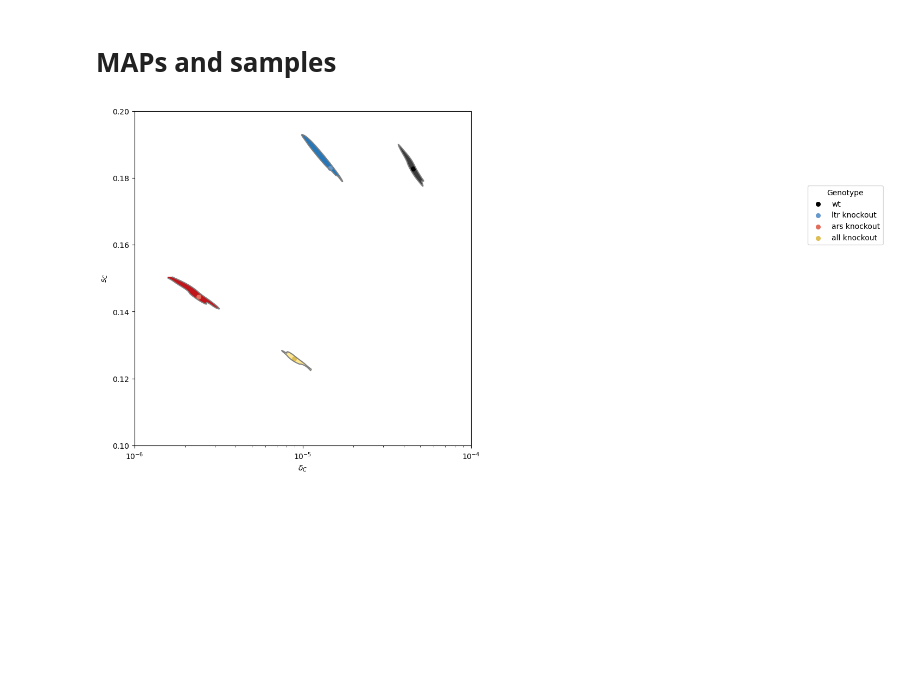
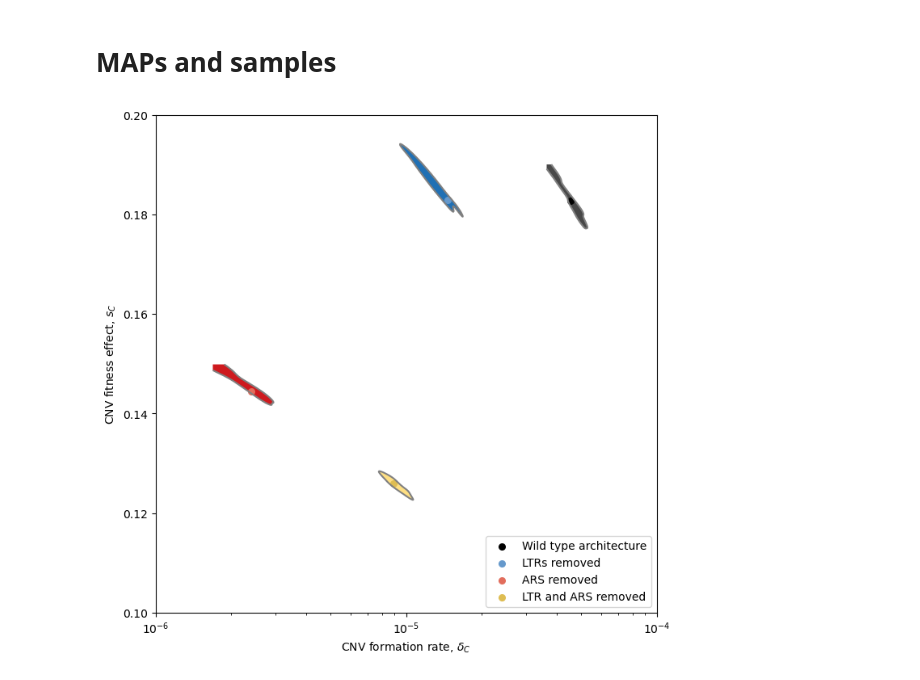
Before and after one commit to yoavram-lab/chuong_et_al, a Jupyter notebook: Overall Posterior.ipynb, the cells around one changed output. Cells and saved outputs as stored; diff of their text form; code cells hidden in the pictures; blank space fills up the shorter version.

Commit message:
plot cosmetics

```diff
--- a/Overall Posterior.ipynb
+++ b/Overall Posterior.ipynb
@@ -24,6 +24,8 @@ posterior_lauer = pickle.load(open(f'posteriors/posterior_lauer.pkl', 'rb'))
 n_eval = 300
 epsilon = -150
 log_Cs = pd.read_csv('posteriors/log_Cs.csv', index_col=0)
+sample_df = pd.read_csv('maps/overall_posterior_samples.csv', index_col=0) #pre-saved samples
+
 overall_posteriors = {}
 
 lines = ['wt', 'ltr', 'ars', 'all']
@@ -32,9 +34,12 @@ for line in lines:
     Xs = pd.read_csv(f'empirical_data/{line}.csv', index_col=0)
     log_C = float(log_Cs.loc[line,str(epsilon)])
     op = OverallPosterior(prior, amortized_posterior, Xs, n_eval, log_C, epsilon)
+    samples = sample_df[sample_df['line']==line].iloc[:,1:] # only parameter values
+    op.samples = torch.tensor(np.array(samples,dtype='float64')).reshape(len(samples),3)
     overall_posteriors[line] = op
 
 rep_colors = {'wt':"black", 'ltr':"#6699cc", 'ars': "#e26d5c", 'all':"#DEBD52", "lauer": "grey"}
+label_dict = {'wt': 'Wild type architecture', 'ltr': 'LTRs removed', 'ars': 'ARS removed', 'all': 'LTR and ARS removed', 'lauer': 'Lauer'}
 # %% [markdown]
 # Get MAPs (Maximum A-Posteriori)
 # %%
@@ -50,4 +55,12 @@ all MAP: [-0.8996675, -5.0498776, -5.2192593]
 # %%
-op = overall_posteriors['ltr']
-op.sample(100)
-op.plot_pairwise(color=rep_colors['ltr'])
+import matplotlib as mpl
+
+label_size = 6
+mpl.rcParams['xtick.labelsize'] = label_size
+mpl.rcParams['ytick.labelsize'] = label_size
+mpl.rcParams['font.size'] = 10
+
+def plotline(line):
+        op = overall_posteriors[line]
+        op.plot_pairwise(color=rep_colors[line])
+        plt.show()
@@ -142,6 +157,13 @@ plt.show()
 # %%
 from seaborn import scatterplot, kdeplot
 import arviz as az
+import matplotlib as mpl
+
+label_size = 10
+mpl.rcParams['xtick.labelsize'] = label_size
+mpl.rcParams['ytick.labelsize'] = label_size
+mpl.rcParams['font.size'] = label_size
+
 
 # Plot formation rate δc and fitness effect Sc for given MAPs
 def plot_maps(ax, lines, title):
@@ -149,44 +171,44 @@ def plot_maps(ax, lines, title):
     for line in lines:
         knock = ' knockout' if line!='wt' else ''
         op = overall_posteriors[line]
-        mapp = op.get_map()
+        mapp = op.map
         x, y = 10**mapp[1], 10**mapp[0]
 
 
         # Add samples
-        samples = op.sample(200)
+        samples = op.samples
         xdf, ydf = 10**samples[:,1], 10**samples[:,0]
         xmin,xmax = xdf.min(), xdf.max()
         ymin,ymax = ydf.min(), ydf.max()
 
         # Bars
         # ax.vlines(x, ymin=ymin,ymax=ymax,color=rep_colors[line])
         # ax.hlines(y,xmin=xmin,xmax=xmax,color=rep_colors[line])
 
         # HDI
         colors =  {'wt':"Greys", 'ltr':"Blues", 'ars': "Reds", 'all':"YlOrRd_r"}
         a = az.plot_kde(
             xdf,
             ydf,
             hdi_probs=[0.5],
                     ax=ax, contourf_kwargs = {'cmap':colors[line]}
                         )
-        ax.scatter(x, y, color=rep_colors[line], s = 30, label = f'{line}{knock}')
-        ax.set_xlabel('$δ_C$')
-        ax.set_ylabel('$s_C$')
+        ax.scatter(x, y, color=rep_colors[line], s = 30, label = label_dict[line])
+        ax.set_xlabel('CNV formation rate, $δ_C$')
+        ax.set_ylabel('CNV fitness effect, $s_C$')
         ax.set_title(title)
         ax.set_xscale('log')
-        ax.legend(loc=(2,0.6), title = 'Genotype')
+        ax.legend(loc='lower right')
 
 
 fig, ax = plt.subplots(figsize=(8,8))
 ax.set_ylim(0.1,0.2)
 ax.set_xlim(10**-6, 10**-4)
 
 # Only Chuong
 
 chuong_lines = ['wt', 'ltr', 'ars', 'all']
 plot_maps(ax, chuong_lines, '')
 plt.show()
 # %% [output]
-[figure, old version]
+[figure, new version]
```
Also changed, not shown: parts of 4 cells of this notebook, 1 other file.
